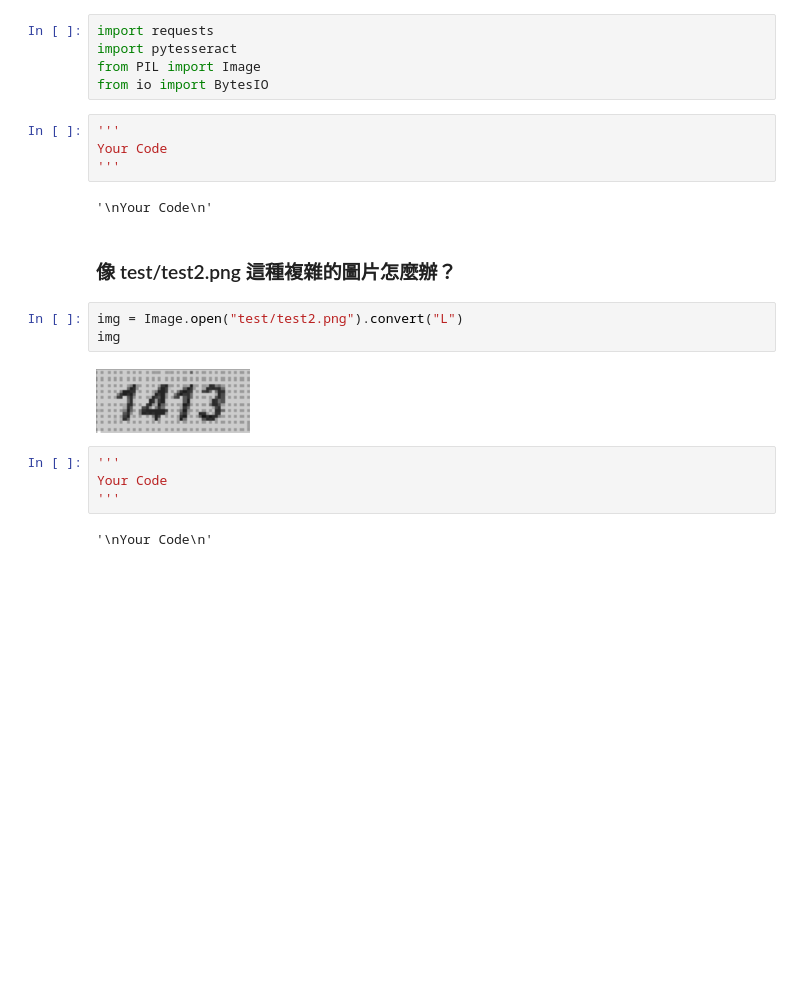
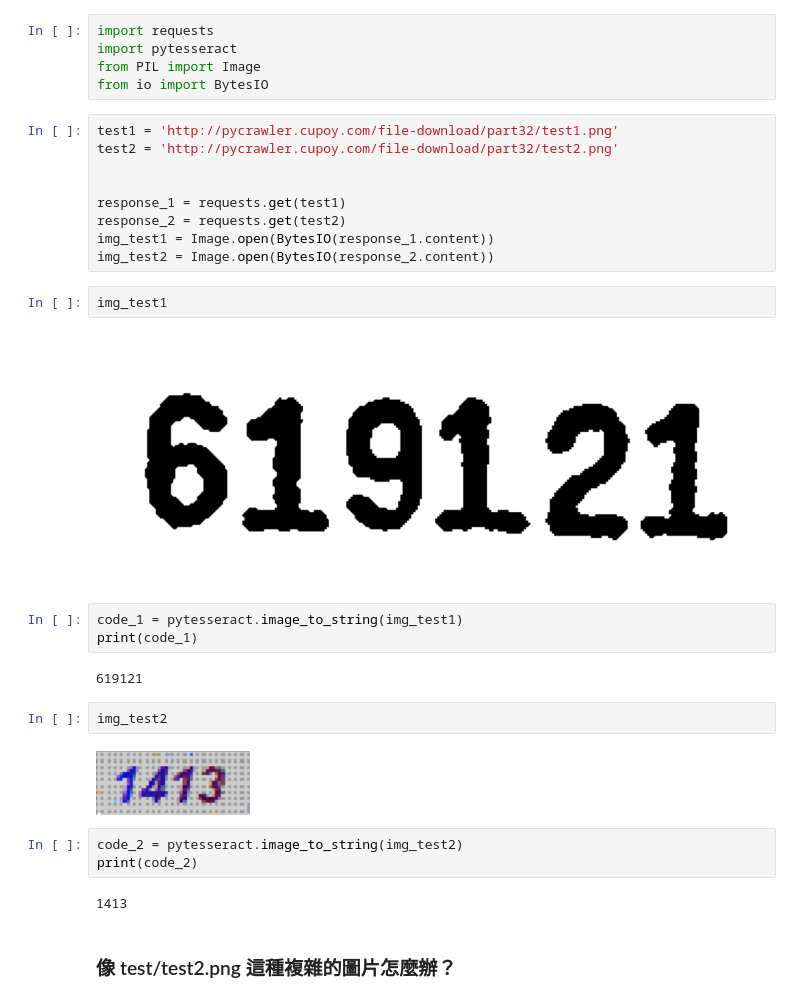
Before and after one commit to wu0up/PyCrawlerMarathon, a Jupyter notebook: Day032/Day032_HW.ipynb, the cells around one changed output. Drawn from its saved outputs; the diff is of its cells as text; blank space fills up the shorter version.

```diff
--- a/Day032/Day032_HW.ipynb
+++ b/Day032/Day032_HW.ipynb
@@ -15,22 +15,32 @@ import requests
 import pytesseract
 from PIL import Image
 from io import BytesIO
-# %%
-'''
-Your Code
-'''
-# %% [output]
-'\nYour Code\n'
+# %%
+test1 = 'http://pycrawler.cupoy.com/file-download/part32/test1.png'
+test2 = 'http://pycrawler.cupoy.com/file-download/part32/test2.png'
+
+
+response_1 = requests.get(test1)
+response_2 = requests.get(test2)
+img_test1 = Image.open(BytesIO(response_1.content))
+img_test2 = Image.open(BytesIO(response_2.content))
+# %%
+img_test1
+# %% [output]
+[figure, added]
+# %%
+code_1 = pytesseract.image_to_string(img_test1)
+print(code_1)
+# %% [output]
+619121
+# %%
+img_test2
+# %% [output]
+[figure, added]
+# %%
+code_2 = pytesseract.image_to_string(img_test2)
+print(code_2)
+# %% [output]
+1413
 # %% [markdown]
 ### 像 test/test2.png 這種複雜的圖片怎麼辦？
-# %%
-img = Image.open("test/test2.png").convert("L")
-img
-# %% [output]
-[figure, removed]
-# %%
-'''
-Your Code
-'''
-# %% [output]
-'\nYour Code\n'
```
Also changed, not shown: parts of 2 cells of this notebook, 2 other files.
